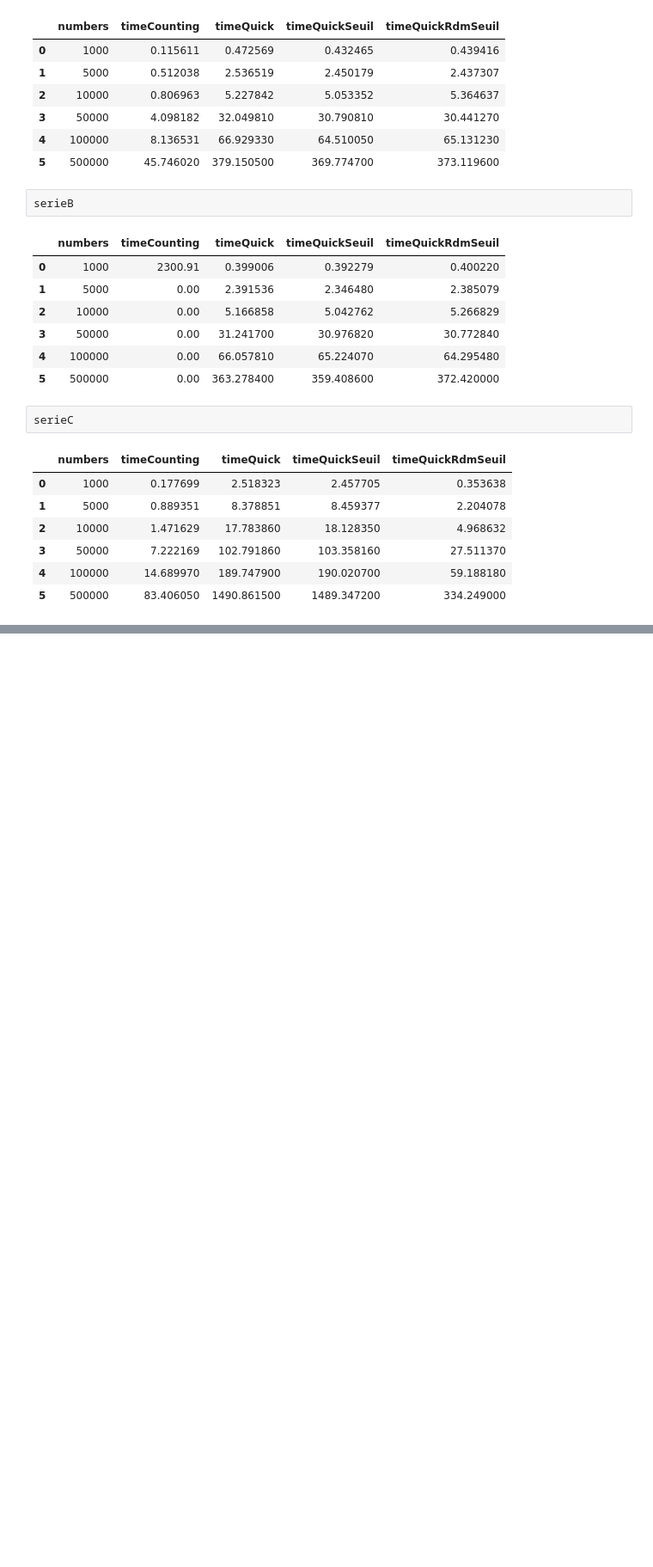
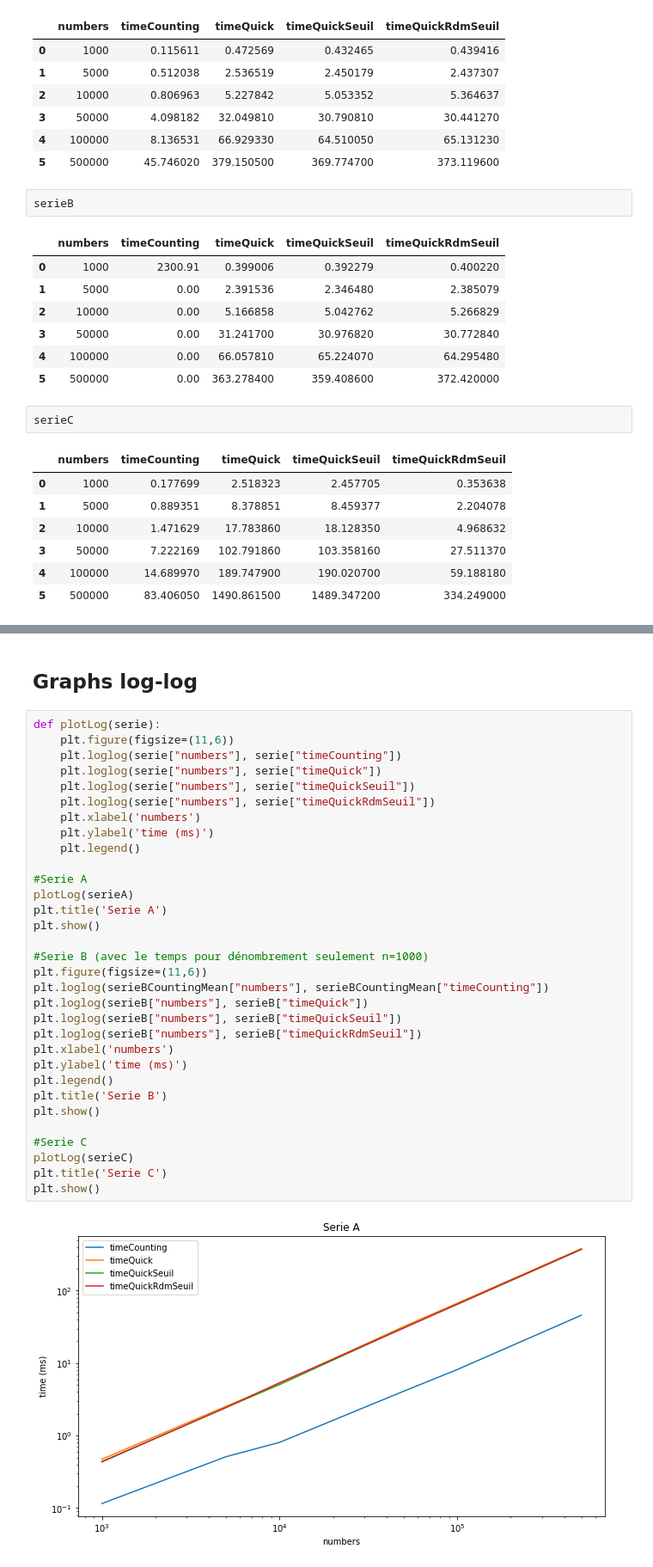
Before and after one commit to FabriceCh/inf8775, a Jupyter notebook: tp1/tp1-H19/comparaisons.ipynb, the cells around one changed output, grey strips where cells are left out. Shown: that part at 86% size. Saved outputs shown, nothing was run; the diff lists cells and outputs as text; blank space fills up the shorter version.

Commit message:
loglog

```diff
--- a/tp1/tp1-H19/comparaisons.ipynb
+++ b/tp1/tp1-H19/comparaisons.ipynb
@@ -281,0 +279,36 @@ plt.show()
+# %% [markdown]
+## Graphs log-log
+# %%
+def plotLog(serie):
+    plt.figure(figsize=(11,6))
+    plt.loglog(serie["numbers"], serie["timeCounting"])
+    plt.loglog(serie["numbers"], serie["timeQuick"])
+    plt.loglog(serie["numbers"], serie["timeQuickSeuil"])
+    plt.loglog(serie["numbers"], serie["timeQuickRdmSeuil"])
+    plt.xlabel('numbers')
+    plt.ylabel('time (ms)')
+    plt.legend()
+
+#Serie A
+plotLog(serieA)
+plt.title('Serie A')
+plt.show()
+
+#Serie B (avec le temps pour dénombrement seulement n=1000)
+plt.figure(figsize=(11,6))
+plt.loglog(serieBCountingMean["numbers"], serieBCountingMean["timeCounting"])
+plt.loglog(serieB["numbers"], serieB["timeQuick"])
+plt.loglog(serieB["numbers"], serieB["timeQuickSeuil"])
+plt.loglog(serieB["numbers"], serieB["timeQuickRdmSeuil"])
+plt.xlabel('numbers')
+plt.ylabel('time (ms)')
+plt.legend()
+plt.title('Serie B')
+plt.show()
+
+#Serie C
+plotLog(serieC)
+plt.title('Serie C')
+plt.show()
+# %% [output]
+[figure, added]
```
Also changed, not shown: parts of 5 cells of this notebook.
